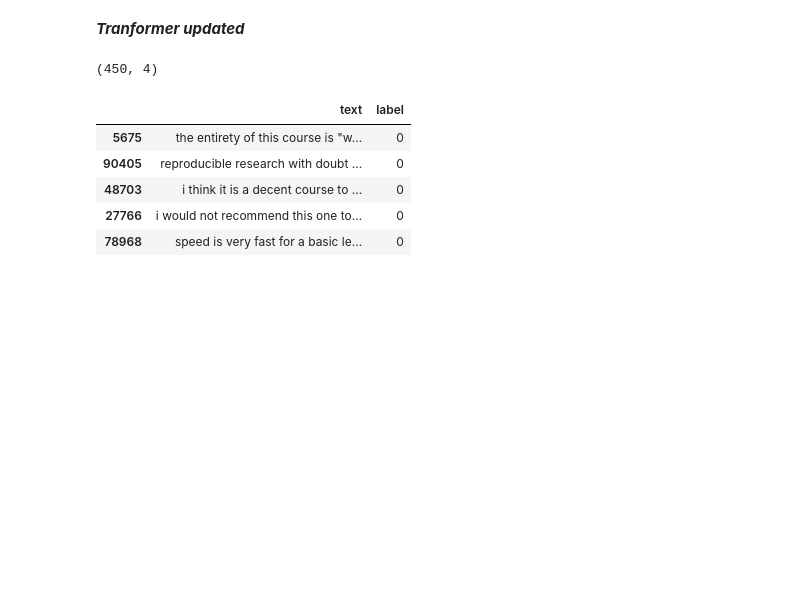
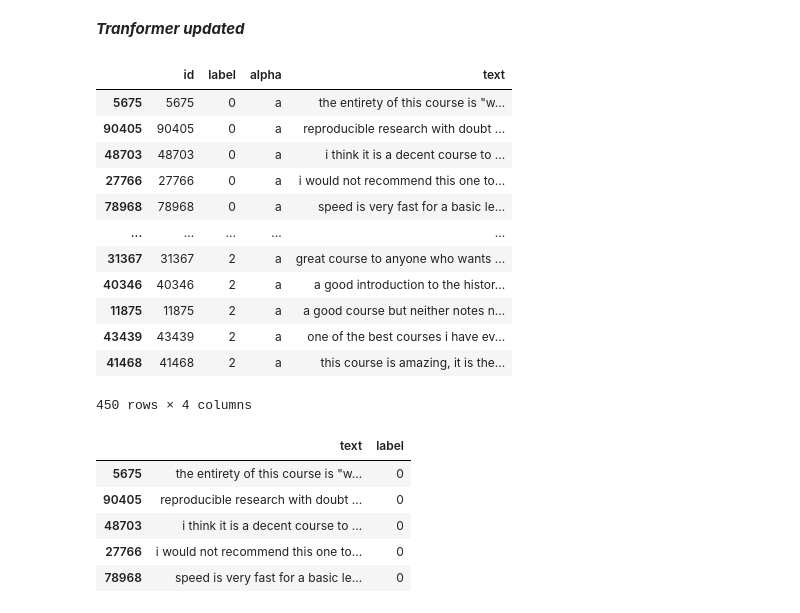
Before and after one commit to Uha661/Transformer_NER661, a Jupyter notebook: Untitled.ipynb, the cells around one changed output. Cells and saved outputs as stored; diff of their text form; code cells hidden in the pictures; blank space fills up the shorter version.

```diff
--- a/Untitled.ipynb
+++ b/Untitled.ipynb
@@ -335,9 +346,21 @@ trainer.train()
 # %%
 !pip install -q transformers
 # %%
-train_df.shape
+train_df
 # %% [output]
+|  | id | label | alpha | text |
+| 5675 | 5675 | 0 | a | the entirety of this course is "w... |
+| 90405 | 90405 | 0 | a | reproducible research with doubt ... |
+| 48703 | 48703 | 0 | a | i think it is a decent course to ... |
+| 27766 | 27766 | 0 | a | i would not recommend this one to... |
+| 78968 | 78968 | 0 | a | speed is very fast for a basic le... |
+| ... | ... | ... | ... | ... |
+| 31367 | 31367 | 2 | a | great course to anyone who wants ... |
+| 40346 | 40346 | 2 | a | a good introduction to the histor... |
+| 11875 | 11875 | 2 | a | a good course but neither notes n... |
+| 43439 | 43439 | 2 | a | one of the best courses i have ev... |
+| 41468 | 41468 | 2 | a | this course is amazing, it is the... |
-(450, 4)
+450 rows × 4 columns
 # %%
 import numpy as np
 import pandas as pd
```
Also changed, not shown: parts of 8 cells of this notebook.
